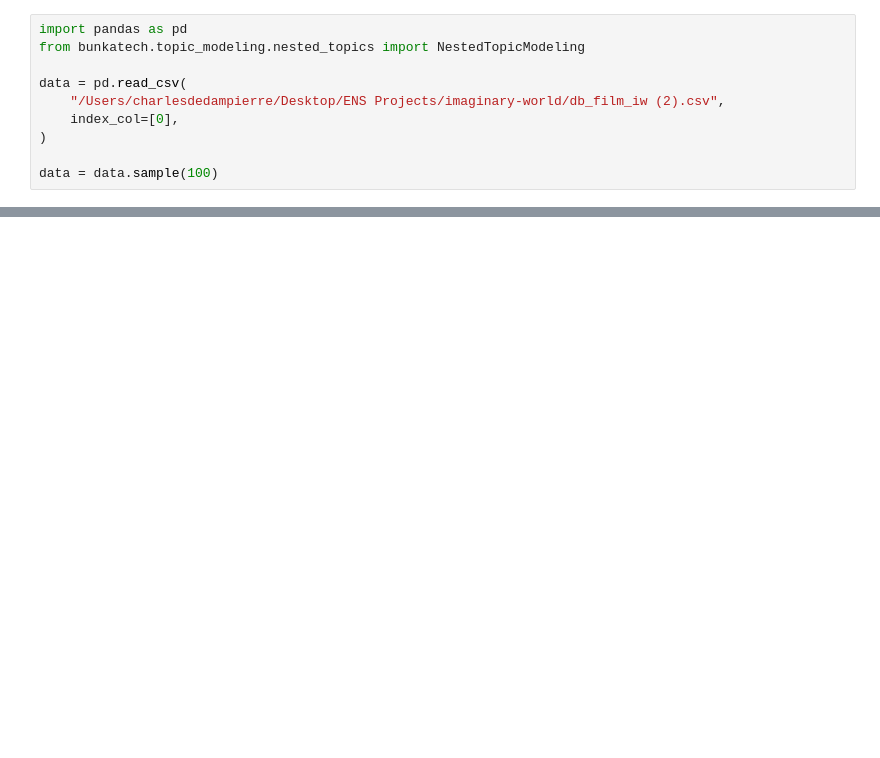
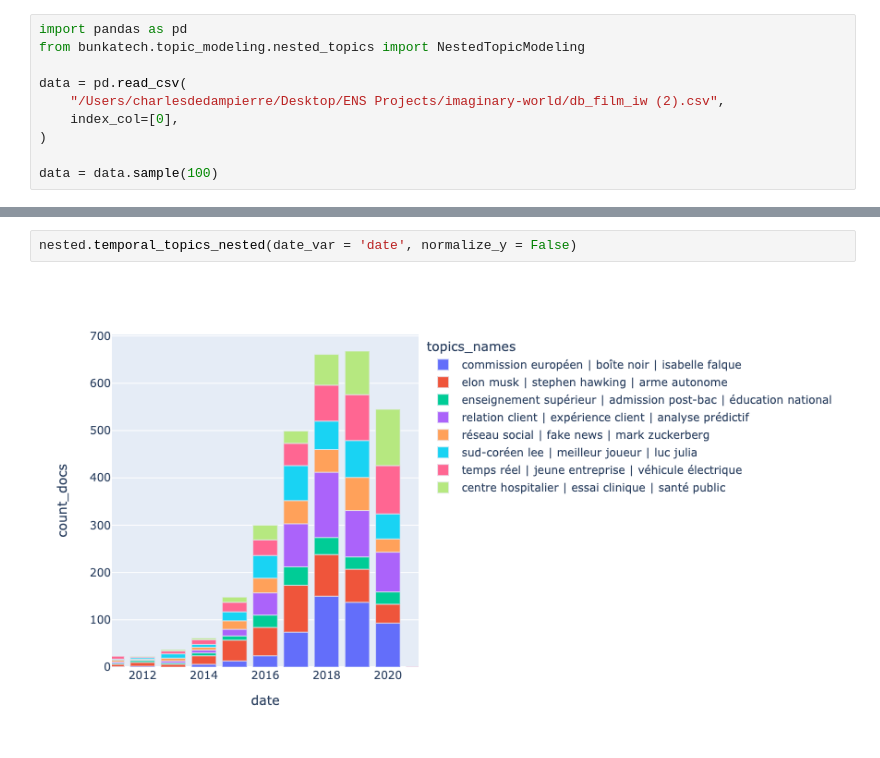
Before and after one commit to charlesdedampierre/bunkatech, a Jupyter notebook: demo_nested_topic_modeling.ipynb, the cells around one changed output, grey strips where cells are left out. Cells and saved outputs as stored; diff of their text form; blank space fills up the shorter version.

```diff
--- a/demo_nested_topic_modeling.ipynb
+++ b/demo_nested_topic_modeling.ipynb
@@ -73,0 +79,4 @@ nested.get_centroid_documents(nested_level=0, top_elements=2)
+# %%
+nested.temporal_topics_nested(date_var = 'date', normalize_y = False)
+# %% [output]
+[figure, added]
```
Also changed, not shown: parts of 7 cells of this notebook, 5 other files.
